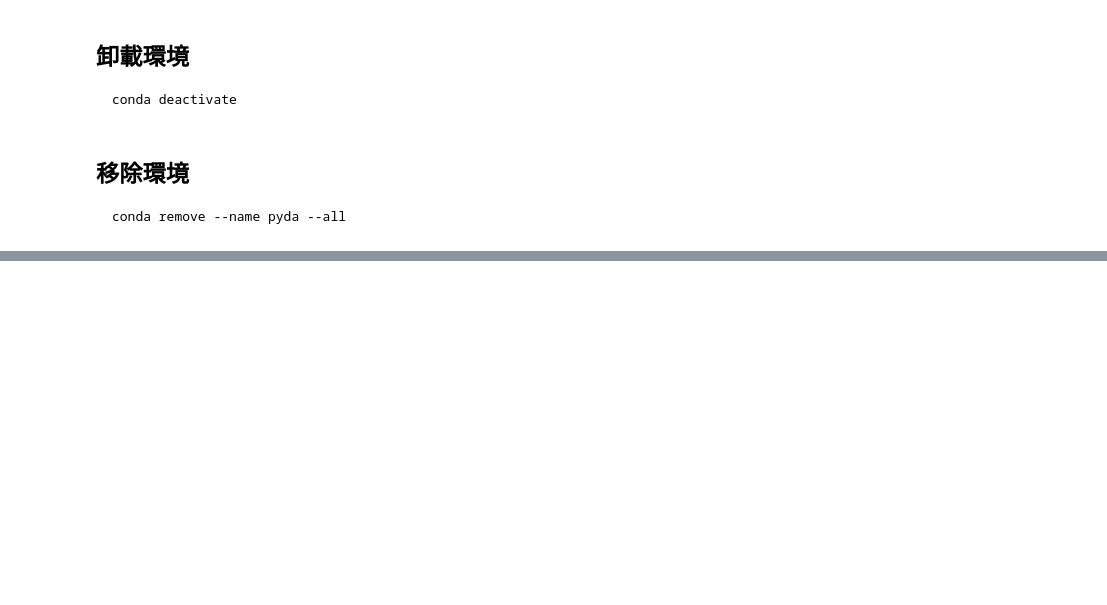
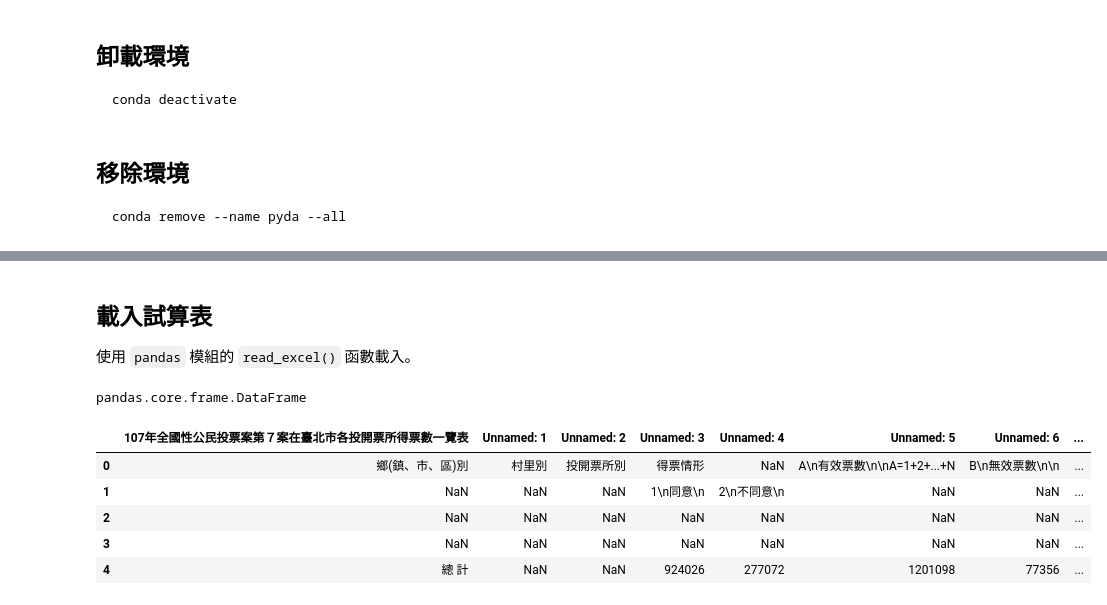
Before and after one commit to datainpoint/classroom-data-analysis-with-python, a Jupyter notebook: 00-python-tips/lecture.ipynb, the cells around one changed output, grey strips where cells are left out. Saved outputs shown, nothing was run; the diff lists cells and outputs as text; code cells hidden in the pictures; blank space fills up the shorter version.

```diff
--- a/00-python-tips/lecture.ipynb
+++ b/00-python-tips/lecture.ipynb
@@ -301,0 +412,19 @@ conda remove --name pyda --all
+# %% [markdown]
+## 載入試算表
+
+使用 `pandas` 模組的 `read_excel()` 函數載入。
+# %%
+file_path = "../data/公投在各投開票所得票數一覽表-EXCEL格式/表5-100(臺北市)-公投在各投開票所得票數一覽表.xls"
+referendum_2018_taipei_city = pd.read_excel(file_path)
+type(referendum_2018_taipei_city)
+# %% [output]
+pandas.core.frame.DataFrame
+# %%
+referendum_2018_taipei_city.head()
+# %% [output]
+|  | 107年全國性公民投票案第７案在臺北市各投開票所得票數一覽表 | Unnamed: 1 | Unnamed: 2 | Unnamed: 3 | Unnamed: 4 | Unnamed: 5 | Unnamed: 6 | ... |
+| 0 | 鄉(鎮、市、區)別 | 村里別 | 投開票所別 | 得票情形 | NaN | A\n有效票數\n\nA=1+2+...+N | B\n無效票數\n\n | ... |
+| 1 | NaN | NaN | NaN | 1\n同意\n | 2\n不同意\n | NaN | NaN | ... |
+| 2 | NaN | NaN | NaN | NaN | NaN | NaN | NaN | ... |
+| 3 | NaN | NaN | NaN | NaN | NaN | NaN | NaN | ... |
+| 4 | 總 計 | NaN | NaN | 924026 | 277072 | 1201098 | 77356 | ... |
```
Also changed, not shown: parts of 16 cells of this notebook, 1 other file.
